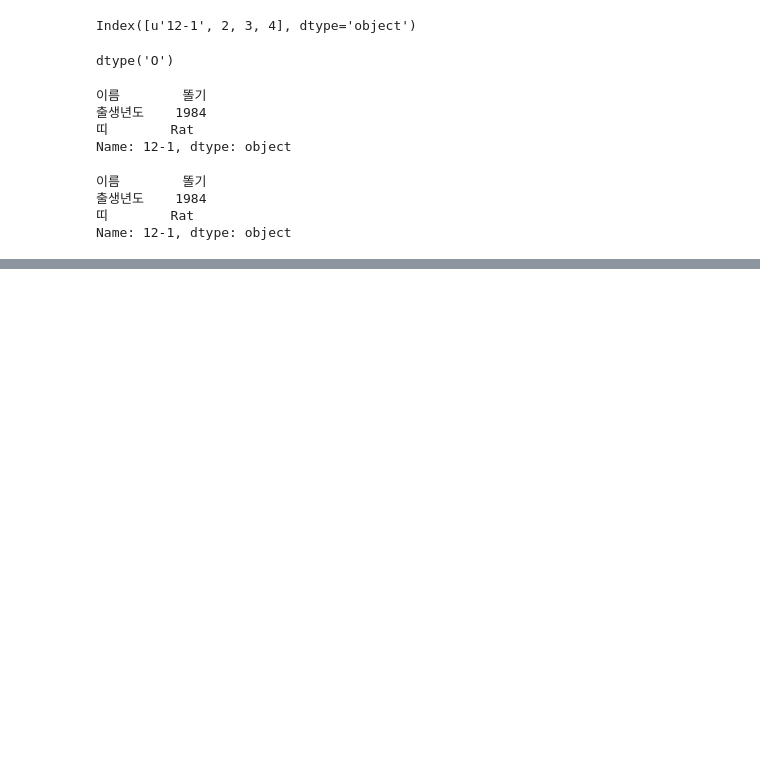
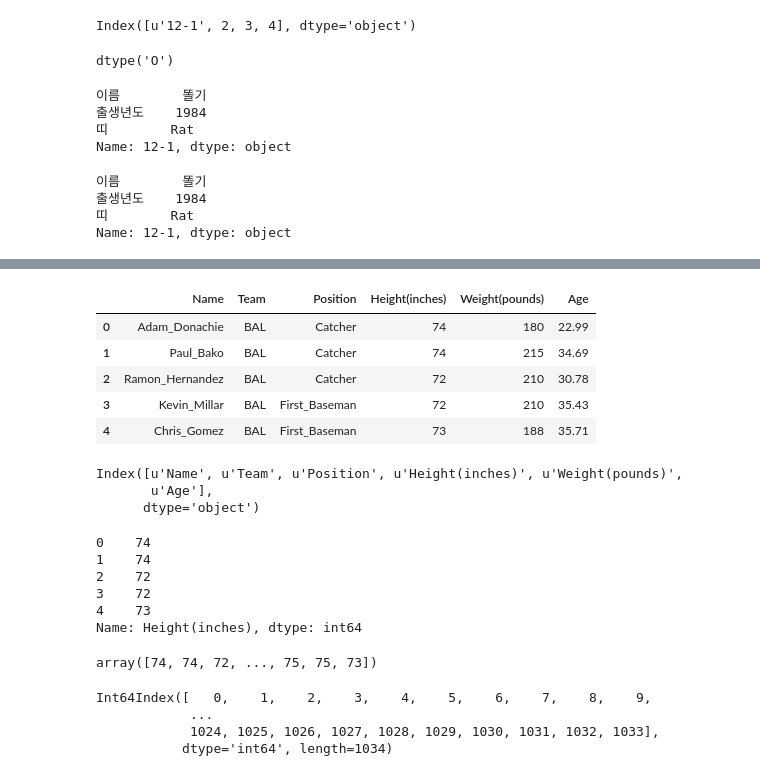
Before and after one commit to LyuGGang/python-data-analytics-lecture, a Jupyter notebook: 강의자료/6_pandas.ipynb, the cells around one changed output, grey strips where cells are left out. Saved outputs shown, nothing was run; the diff lists cells and outputs as text; code cells hidden in the pictures; blank space fills up the shorter version.

```diff
--- a/강의자료/6_pandas.ipynb
+++ b/강의자료/6_pandas.ipynb
@@ -309,0 +383,39 @@ Name: 12-1, dtype: object
+# %%
+bp_data.head()
+# %% [output]
+|  | Name | Team | Position | Height(inches) | Weight(pounds) | Age |
+| 0 | Adam_Donachie | BAL | Catcher | 74 | 180 | 22.99 |
+| 1 | Paul_Bako | BAL | Catcher | 74 | 215 | 34.69 |
+| 2 | Ramon_Hernandez | BAL | Catcher | 72 | 210 | 30.78 |
+| 3 | Kevin_Millar | BAL | First_Baseman | 72 | 210 | 35.43 |
+| 4 | Chris_Gomez | BAL | First_Baseman | 73 | 188 | 35.71 |
+# %%
+bp_data.columns
+# %% [output]
+Index([u'Name', u'Team', u'Position', u'Height(inches)', u'Weight(pounds)',
+       u'Age'],
+      dtype='object')
+# %%
+# Series
+heights = bp_data['Height(inches)']
+heights.head()
+# %% [output]
+0    74
+1    74
+2    72
+3    72
+4    73
+Name: Height(inches), dtype: int64
+# %%
+# numpy ndarray 자료구조로 value들을 리턴합니다.
+heights.values
+# %% [output]
+array([74, 74, 72, ..., 75, 75, 73])
+# %%
+# 이렇게 index도 받아올 수 있습니다.
+heights.index
+# %% [output]
+Int64Index([   0,    1,    2,    3,    4,    5,    6,    7,    8,    9,
+            ...
+            1024, 1025, 1026, 1027, 1028, 1029, 1030, 1031, 1032, 1033],
+           dtype='int64', length=1034)
```
Also changed, not shown: parts of 61 cells of this notebook.
